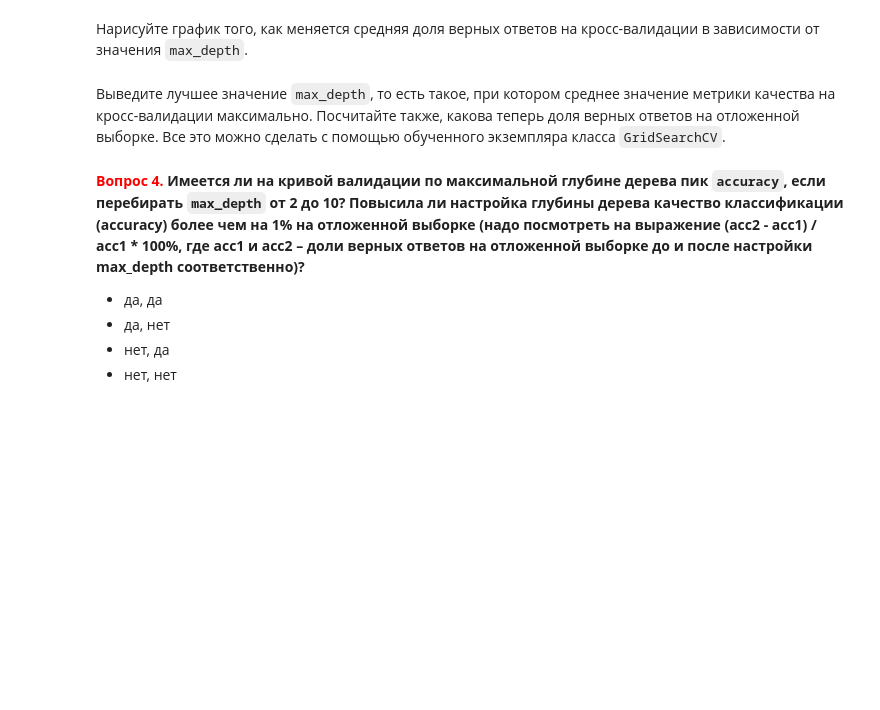
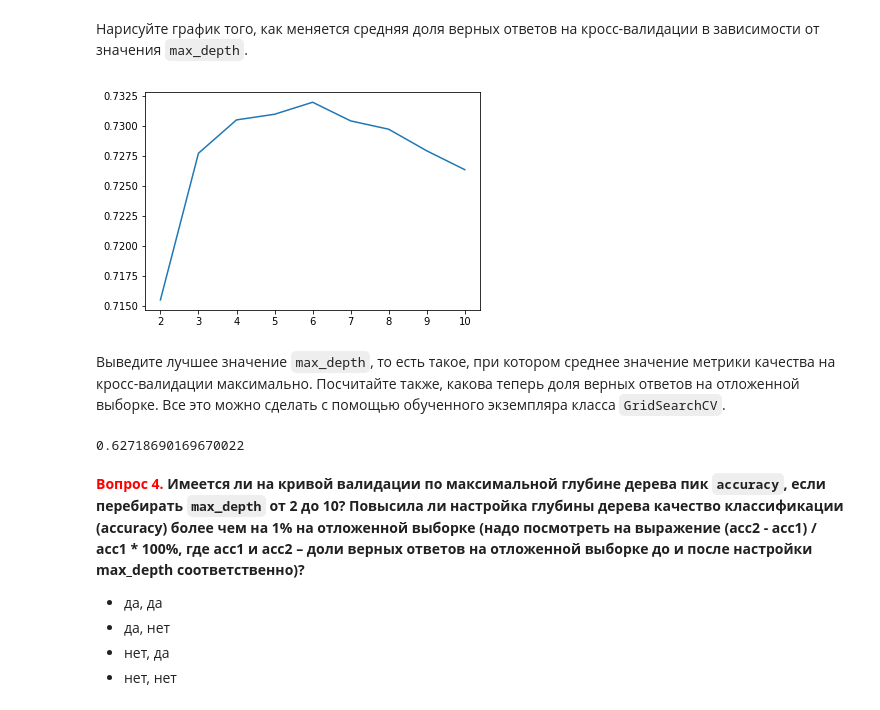
Before and after one commit to Kryvonis/ml_open, a Jupyter notebook: hw3_session3_decision_trees.ipynb, the cells around one changed output. Saved outputs shown, nothing was run; the diff lists cells and outputs as text; code cells hidden in the pictures; blank space fills up the shorter version.

```diff
--- a/hw3_session3_decision_trees.ipynb
+++ b/hw3_session3_decision_trees.ipynb
@@ -91,0 +165,7 @@ df.head()
+# %%
+df['age_years'] = (df['age'] // 365.25).astype(int)
+cholesterol = pd.get_dummies(df.pop('cholesterol'), 'cholesterol')
+gluc = pd.get_dummies(df.pop('gluc'), 'gluc')
+X = pd.concat([df, cholesterol, gluc], axis=1)
+y = X.pop('cardio')
+X.head()
@@ -92,6 +180,6 @@ df.head()
 # %% [markdown]
 Разбейте выборку на обучающую и отложенную (holdout) части в пропорции 7/3. Для этого используйте метод `sklearn.model_selection.train_test_split`, зафиксируйте у него `random_state`=17.
 # %%
-X_train, X_valid, y_train, y_valid = train_test_split # Ваш код здесь
+X_train, X_valid, y_train, y_valid = train_test_split(X,y,test_size=0.3, random_state=17)
 # %% [markdown]
 Обучите на выборке `(X_train, y_train)` дерево решений с ограничением на максимальную глубину в 3. Зафиксируйте у дерева `random_state=17`. Визуализируйте дерево с помошью `sklearn.tree.export_graphviz`, `dot` и `pydot`. Пример дан в [статье](https://habrahabr.ru/company/ods/blog/322534/) под спойлером "Код для отрисовки дерева". Названия файлов писать без кавычек, для того чтобы работало в jupyter notebook. Обратите внимание, что команды в Jupyter notebook, начинающиеся с восклицательного знака – это терминальные команды (которые мы обычно запускаем в терминале/командной строке).
@@ -99,0 +186,6 @@ X_train, X_valid, y_train, y_valid = train_test_split # Ваш код здесь
+# %%
+# Ваш код здесь
+clf_tree = DecisionTreeClassifier(random_state=17, max_depth=3).fit(X_train, y_train)
+export_graphviz(clf_tree, out_file='small_tree.dot', filled=True, feature_names=X_train.columns)
+# для этого понадобится библиотека pydot (pip install pydot)
+# !dot -Tpng 'small_tree.dot' -o 'small_tree.png'<img src='small_tree.png'/>
@@ -110,6 +207,9 @@ X_train, X_valid, y_train, y_valid = train_test_split # Ваш код здесь
 # %% [markdown]
 Теперь на кросс-валидации по выборке  `(X_train, y_train)`  настройте глубину дерева, чтобы повысить качество модели. Используйте GridSearchCV, 5-кратную кросс-валидацию. Зафиксируйте у дерева `random_state`=17. Перебирайте параметр `max_depth` от 2 до 10.
 # %%
+%%time
 tree_params = {'max_depth': list(range(2, 11))}
 
-tree_grid = GridSearchCV # Ваш код здесь
+tree_grid = GridSearchCV(clf_tree,tree_params, cv=5, n_jobs=-1) # Ваш код здесь
+
+tree_grid.fit(X_train, y_train)
@@ -117,5 +219,8 @@ tree_grid = GridSearchCV # Ваш код здесь
 Нарисуйте график того, как меняется средняя доля верных ответов на кросс-валидации в зависимости от значения `max_depth`.
 # %%
 # Ваш код здесь
+plt.plot(tree_grid.param_grid['max_depth'],tree_grid.cv_results_['mean_test_score']);
+# %% [output]
+[figure, added]
 # %% [markdown]
 Выведите лучшее значение `max_depth`, то есть такое, при котором среднее значение метрики качества на кросс-валидации максимально. Посчитайте также, какова теперь доля верных ответов на отложенной выборке. Все это можно сделать с помощью обученного экземпляра класса `GridSearchCV`.
@@ -124,3 +227,13 @@ tree_grid = GridSearchCV # Ваш код здесь
+# %%
+# Ваш код здесь
+tree_grid.best_score_, accuracy_score(tree_grid.best_estimator_.predict(X_valid), y_valid)
+acc1 = accuracy_score(clf_tree.predict(X_valid), y_valid)
+acc2 = accuracy_score(tree_grid.best_estimator_.predict(X_valid), y_valid)
+(acc2 - acc1)/acc1*100
+# print(acc1)
+# print(acc2)
+# %% [output]
+0.62718690169670022
 # %% [markdown]
 **<font color='red'>Вопрос 4.</font> Имеется ли на кривой валидации по максимальной глубине дерева пик `accuracy`, если перебирать `max_depth` от 2 до 10? Повысила ли настройка глубины дерева качество классификации (accuracy) более чем на 1% на отложенной выборке (надо посмотреть на выражение (acc2 - acc1) / acc1 * 100%, где acc1 и acc2 – доли верных ответов на отложенной выборке до и после настройки max_depth соответственно)?**
 - да, да
```
Also changed, not shown: parts of 23 cells of this notebook, 2 other files.
